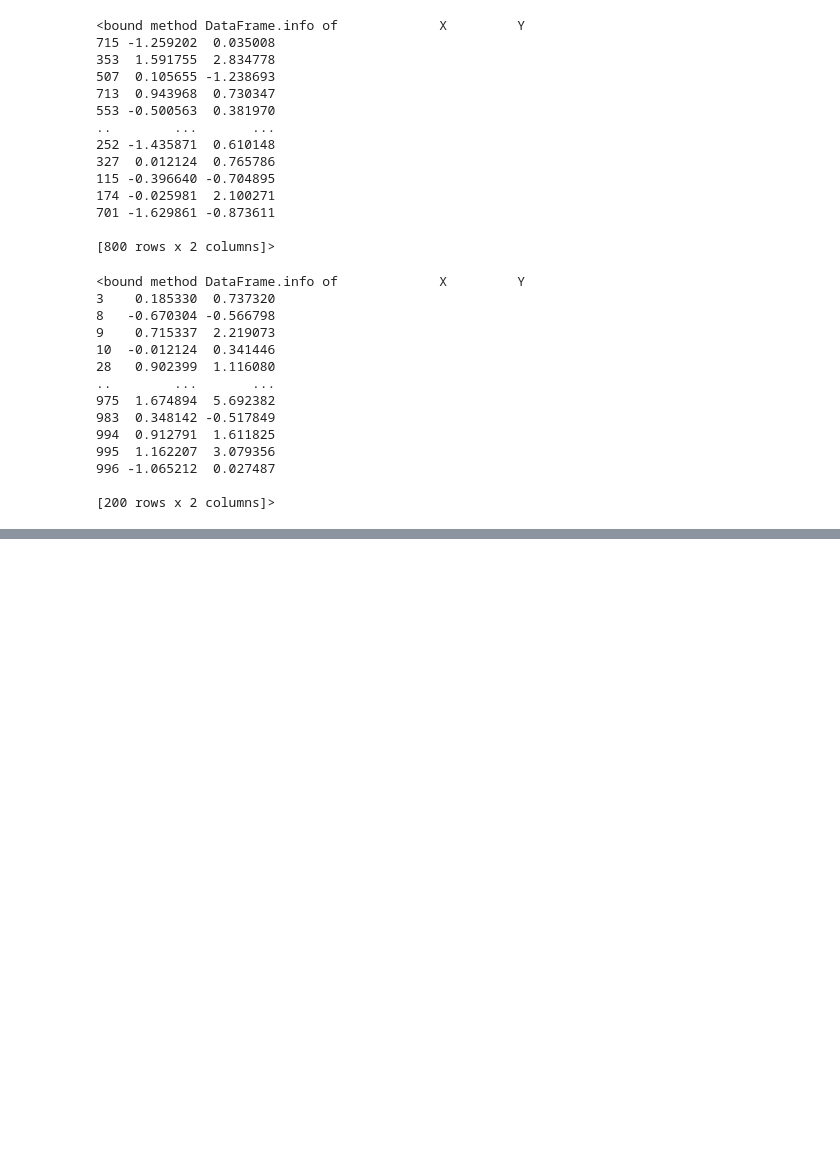
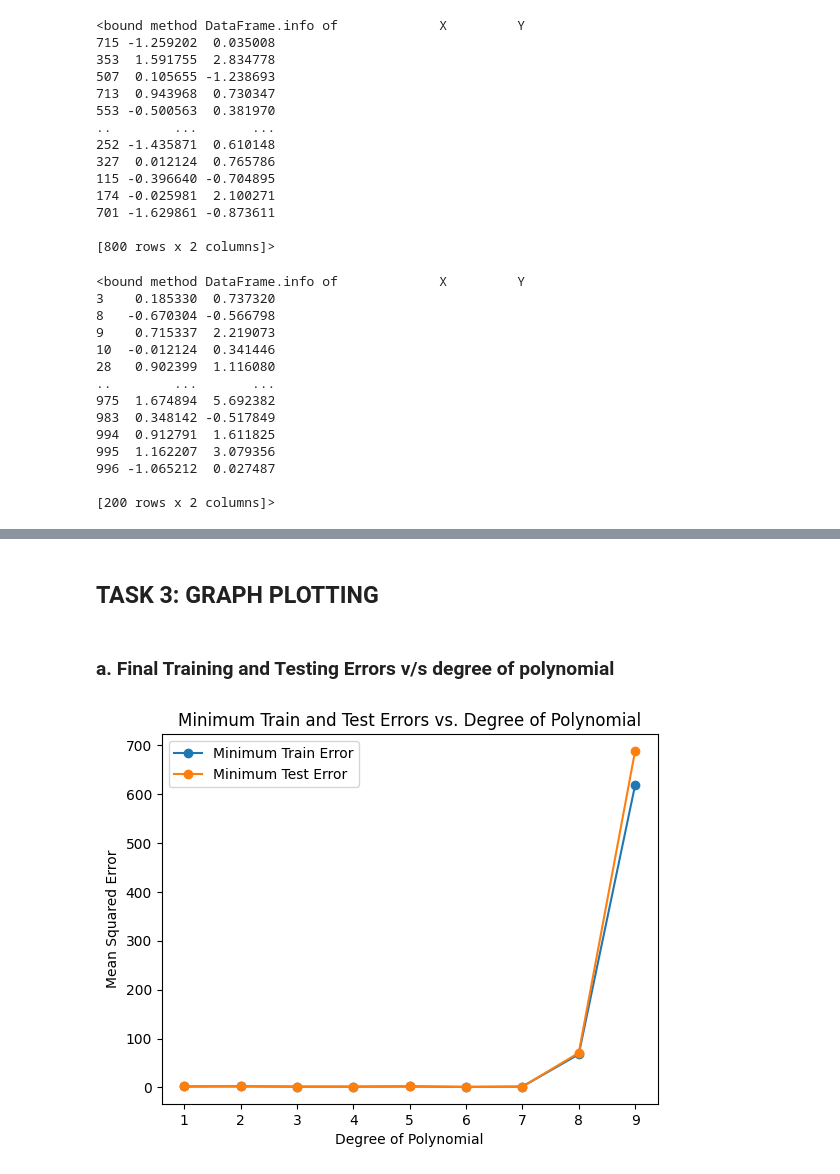
Before and after one commit to MSSRPRAD/RegressionFromScratch, a Jupyter notebook: SingleVariablePolynomialRegression/SingleVariablePolynomialRegression.ipynb, the cells around one changed output, grey strips where cells are left out. Drawn from its saved outputs; the diff is of its cells as text; code cells hidden in the pictures; blank space fills up the shorter version.

```diff
--- a/SingleVariablePolynomialRegression/SingleVariablePolynomialRegression.ipynb
+++ b/SingleVariablePolynomialRegression/SingleVariablePolynomialRegression.ipynb
@@ -302,0 +220,8 @@ plt.scatter(test['X'], y_pred, s=5, c='blue')
+# %%
+degrees = [1,2,3,4,5,6,7,8,9]
+
+# Create lists to store minimum train and test errors for each degree
+all_train_errors = []
+all_test_errors = []
+min_train_errors = []
+min_test_errors = []
@@ -302,0 +230,26 @@ plt.scatter(test['X'], y_pred, s=5, c='blue')
+# %%
+for deg in degrees:
+    model = PolynomialRegressionModel(deg)
+
+    # Batch Gradient Descent to train the models
+    model.fit(train['X'], train['Y'], test['X'], test['Y'], lr=0.01, epochs=500)
+
+    # Store training and testing errors for this degree
+    all_train_errors.append(model.errors)
+    all_test_errors.append(model.test_errors)
+
+    # Get the minimum training and testing errors
+    min_train_error = min([entry for entry in model.errors.values()])
+    min_test_error = min([entry for entry in model.test_errors.values()])
+
+    min_train_errors.append(min_train_error)
+    min_test_errors.append(min_test_error)
+
+    print(f"Degree {deg}:")
+    print(f"Minimum Train Error: {min_train_error}")
+    print(f"Minimum Test Error: {min_test_error}")
+    print("-------------------")
+
+# Display the best degree
+best_degree = degrees[np.argmin(min_train_errors)]
+print(f"Best degree of polynomial: {best_degree}")
@@ -302,0 +284,16 @@ plt.scatter(test['X'], y_pred, s=5, c='blue')
+# %% [markdown]
+## TASK 3: GRAPH PLOTTING
+# %% [markdown]
+### a. Final Training and Testing Errors v/s degree of polynomial
+# %%
+# Plot minimum test error vs. degree and minimum train error vs. degree
+plt.plot(degrees, min_train_errors, label='Minimum Train Error', marker='o')
+plt.plot(degrees, min_test_errors, label='Minimum Test Error', marker='o')
+plt.xlabel('Degree of Polynomial')
+plt.ylabel('Mean Squared Error')
+plt.title('Minimum Train and Test Errors vs. Degree of Polynomial')
+plt.legend()
+plt.show()
+plt.close()
+# %% [output]
+[figure, added]
```
Also changed, not shown: parts of 26 cells of this notebook.
